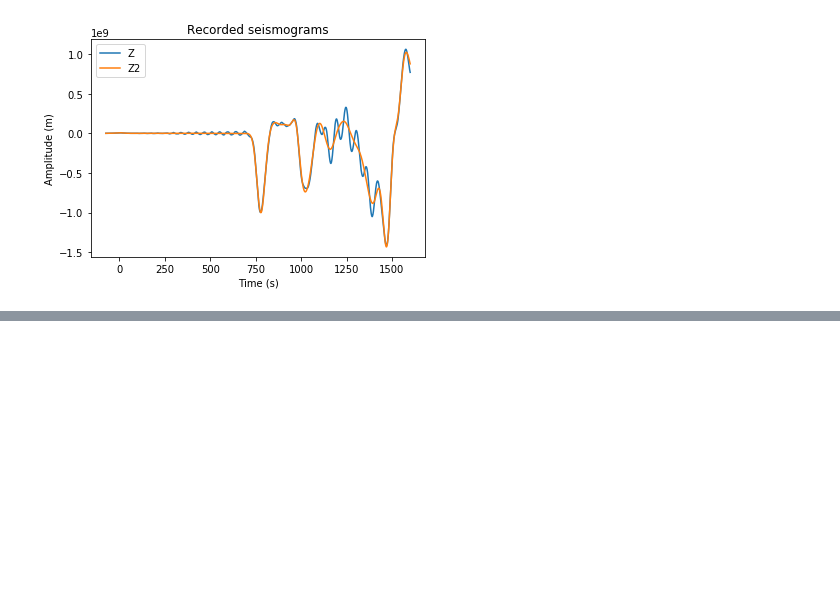
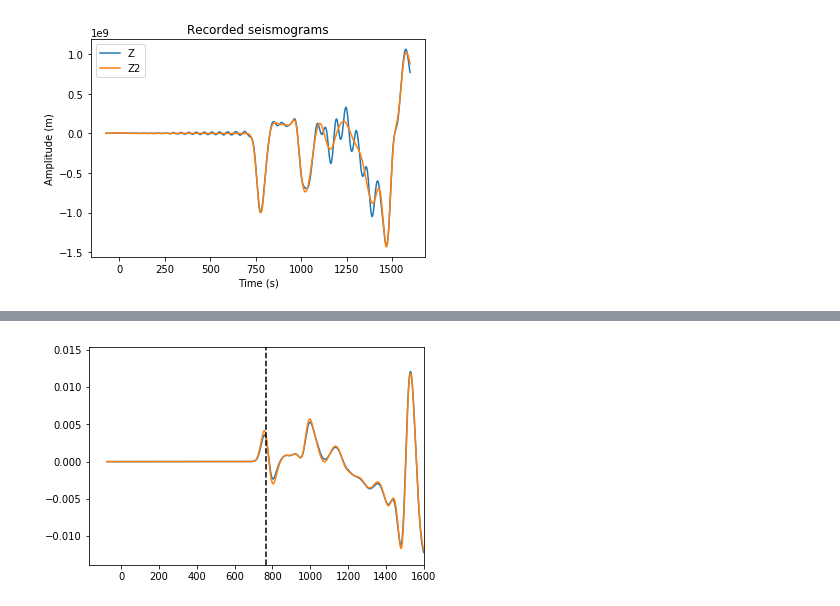
Before and after one commit to AlexSzen/private_Axisem3D, a Jupyter notebook: AxiSEM3D/python_scripts/plot_seismograms_netcdf.ipynb, the cells around one changed output, grey strips where cells are left out. Cells and saved outputs as stored; diff of their text form; code cells hidden in the pictures; blank space fills up the shorter version.

```diff
--- a/AxiSEM3D/python_scripts/plot_seismograms_netcdf.ipynb
+++ b/AxiSEM3D/python_scripts/plot_seismograms_netcdf.ipynb
@@ -132,0 +175,8 @@ plt.legend(['Filtered Z', 'Filtered Z2', 'Z'])
+# %%
+plt.plot(seis_specfem[:,0],seis_specfem[:,1])
+plt.plot(time,test[:,0])
+plt.axvline(x=767.063,color='k', linestyle='--')
+plt.xlim(right=1600.)
+plt.show()
+# %% [output]
+[figure, added]
```
Also changed, not shown: parts of 14 cells of this notebook, 4 other files.
